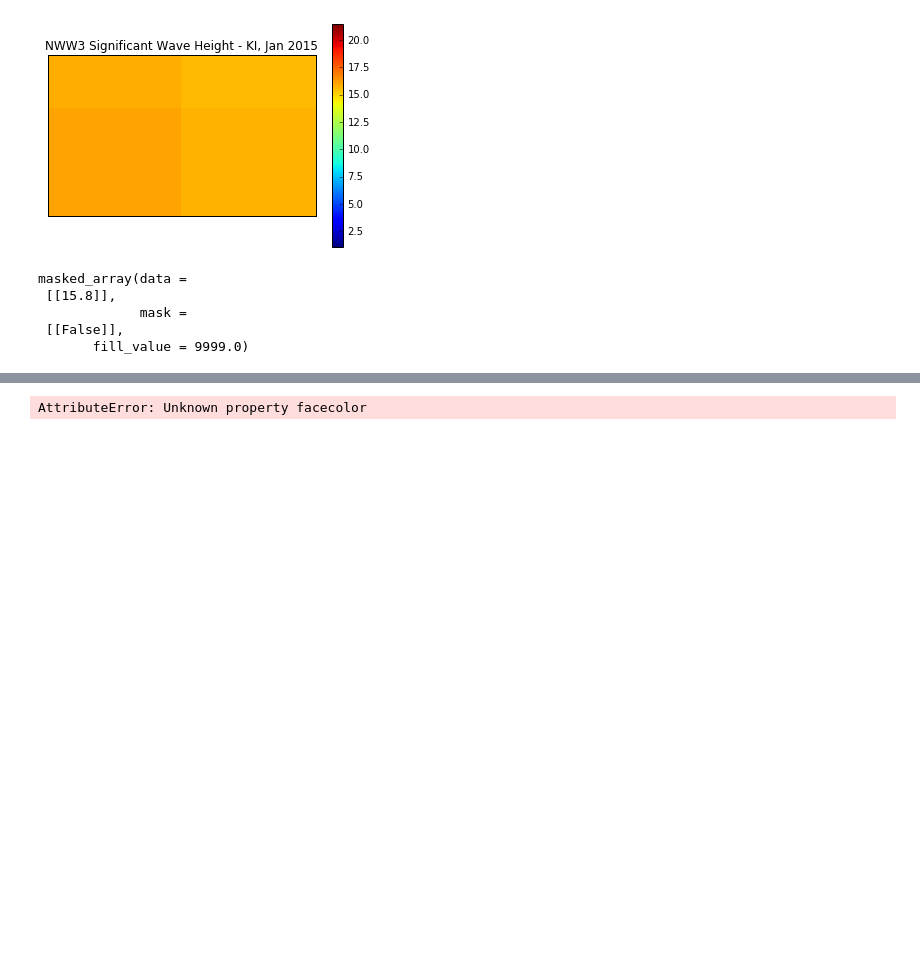
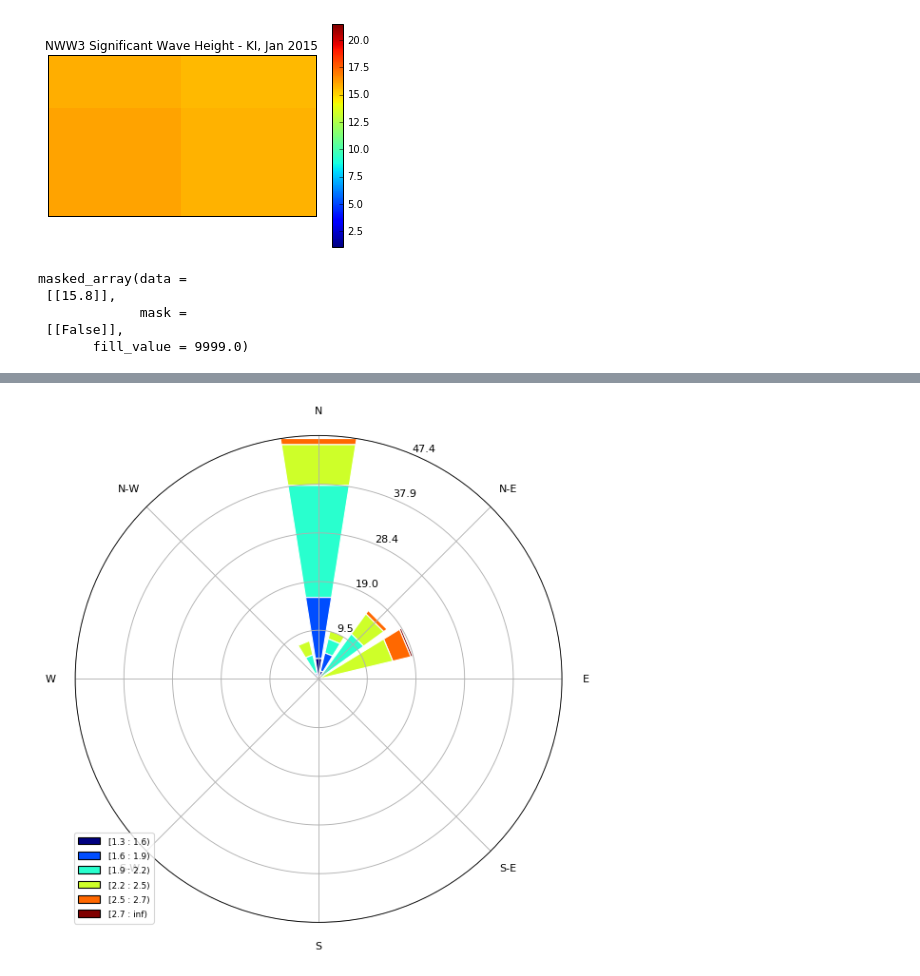
Before and after one commit to daniclaar/Kiritimati_Waves, a Jupyter notebook: Kiritimati_Waves.ipynb, the cells around one changed output, grey strips where cells are left out. Saved outputs shown, nothing was run; the diff lists cells and outputs as text; code cells hidden in the pictures; blank space fills up the shorter version.

```diff
--- a/Kiritimati_Waves.ipynb
+++ b/Kiritimati_Waves.ipynb
@@ -380,14 +300,17 @@ numpy.save('hs.npy',hs)
 # %%
 from windrose import WindroseAxes
 from matplotlib import pyplot as plt
 import matplotlib.cm as cm
 import numpy as np
+import pandas
 
-np.load('dp.npy')
-np.load('hs.npy')
+dp = np.load('dp.npy')
+hs = np.load('hs.npy')
 
 ax = WindroseAxes.from_ax()
 ax.bar(dp, hs, normed=True, opening=0.8, edgecolor='white')
 ax.set_legend()
+
+plt.show()
 # %% [output]
-AttributeError: Unknown property facecolor
+[figure, added]
```
Also changed, not shown: parts of 7 cells of this notebook, 2 other files.
